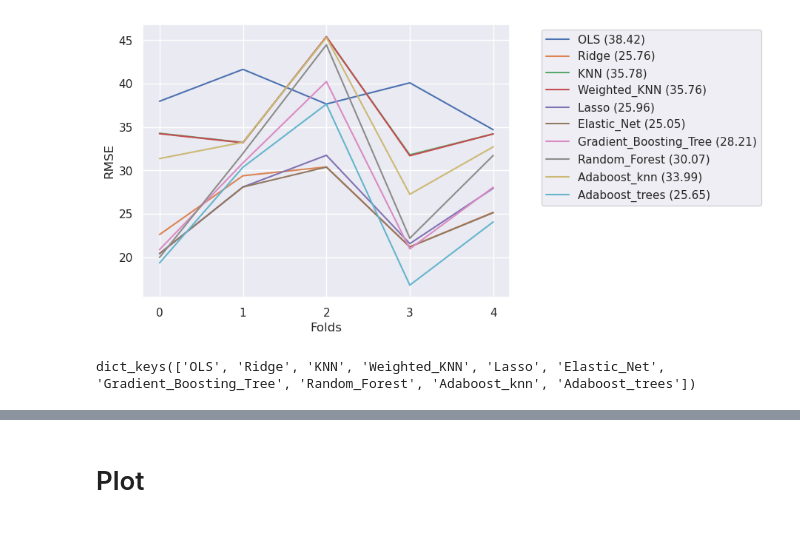
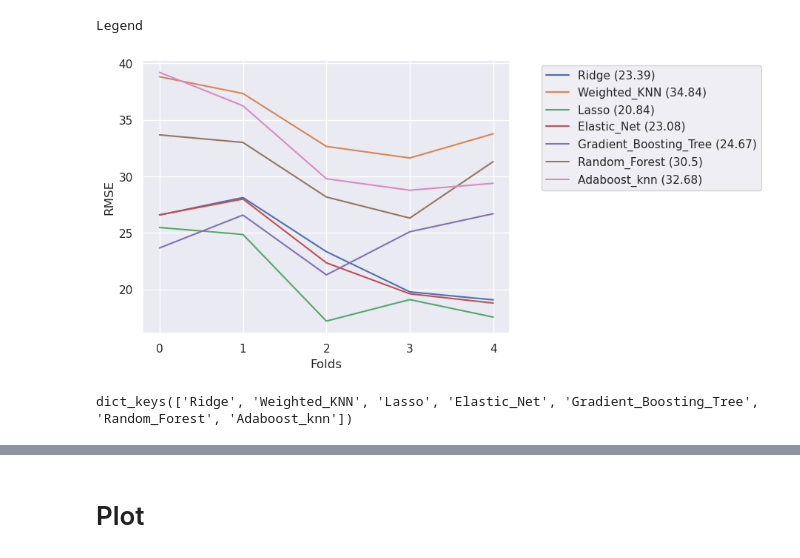
Before and after one commit to tbarcinski/02582-Computational-Data-Analysis, a Jupyter notebook: Case1/Model_selection.ipynb, the cells around one changed output, grey strips where cells are left out. Cells and saved outputs as stored; diff of their text form; code cells hidden in the pictures.

```diff
--- a/Case1/Model_selection.ipynb
+++ b/Case1/Model_selection.ipynb
@@ -13,10 +13,42 @@ def get_results(results_file):
     file = open(f"results/{results_file}", "rb")
     Results = pickle.load(file)
     return Results
+
+def plot_cross_val(Results, show=True, save=True, save_file="cross_validation.png"):
+
+    # TODO: this should be able to handle any of our models in RMSE
+
+    K = Results['Elastic_Net']['RMSE'].shape[0]
+    lines = []
+    labels = []
+    for model_name in Results.keys():
+        _, model_rmse = get_best_rmse(Results, model_name)
+        lines.append(model_rmse)
+        labels.append(f"{model_name} ({model_rmse.mean().round(2)})")
+
+
+    plt.plot(np.array(lines).T, label=labels)
+    plt.xlabel("Folds")
+    plt.xticks(np.arange(K))
+    plt.ylabel("RMSE")
+    lgd = plt.legend(loc='upper right', bbox_to_anchor=(1.7, 1))
+    print(lgd)
+
+
+    if save:
+        plt.savefig(f"figures/{save_file}",  bbox_extra_artists=(lgd,), bbox_inches='tight')
+    if show:
+        plt.show()
 # %%
-Results = get_results("results_rmse_1678829754.median_impute.pickle")
-plot_cross_val(Results, show=True, save=False)
+#Results = get_results("results_rmse_1679043804.interactions.pickle")
+#Results = get_results("results_rmse_1679053206.interactions2.pickle")
+#Results = get_results("results_rmse_1679129588.no_int.pickle")
+#Results = get_results("results_rmse_1679134331.int.pickle")
+Results = get_results("results_rmse_1679143259.final.pickle")
+Results = get_results("results_rmse_1679147708.extended.pickle")
+plot_cross_val(Results, show=True, save=True)
 Results.keys()
 # %% [output]
+Legend
-[figure, old version]
+[figure, new version]
-dict_keys(['OLS', 'Ridge', 'KNN', 'Weighted_KNN', 'Lasso', 'Elastic_Net', 'Gradient_Boosting_Tree', 'Random_Forest', 'Adaboost_knn', 'Adaboost_trees'])
+dict_keys(['Ridge', 'Weighted_KNN', 'Lasso', 'Elastic_Net', 'Gradient_Boosting_Tree', 'Random_Forest', 'Adaboost_knn'])
```
Also changed, not shown: parts of 10 cells of this notebook, 24 other files.
